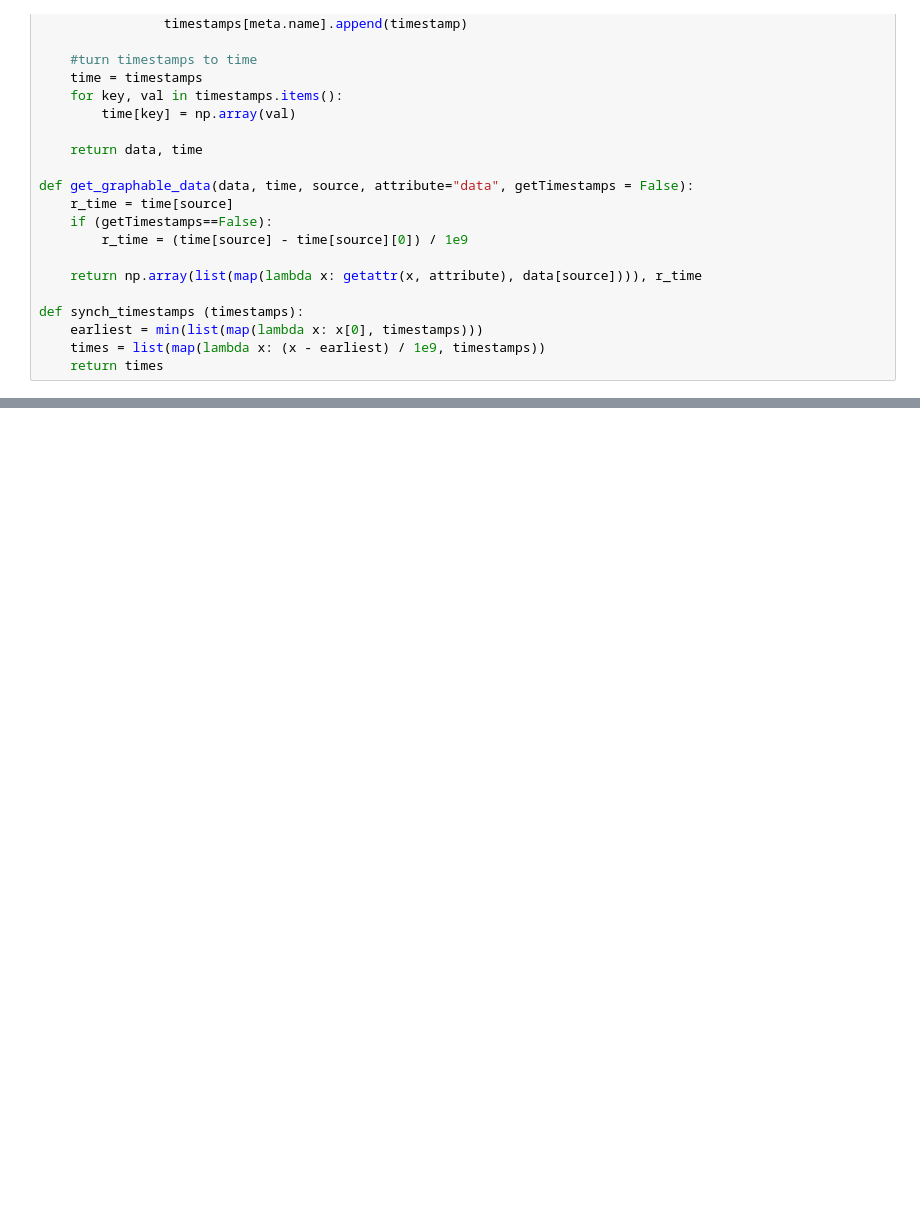
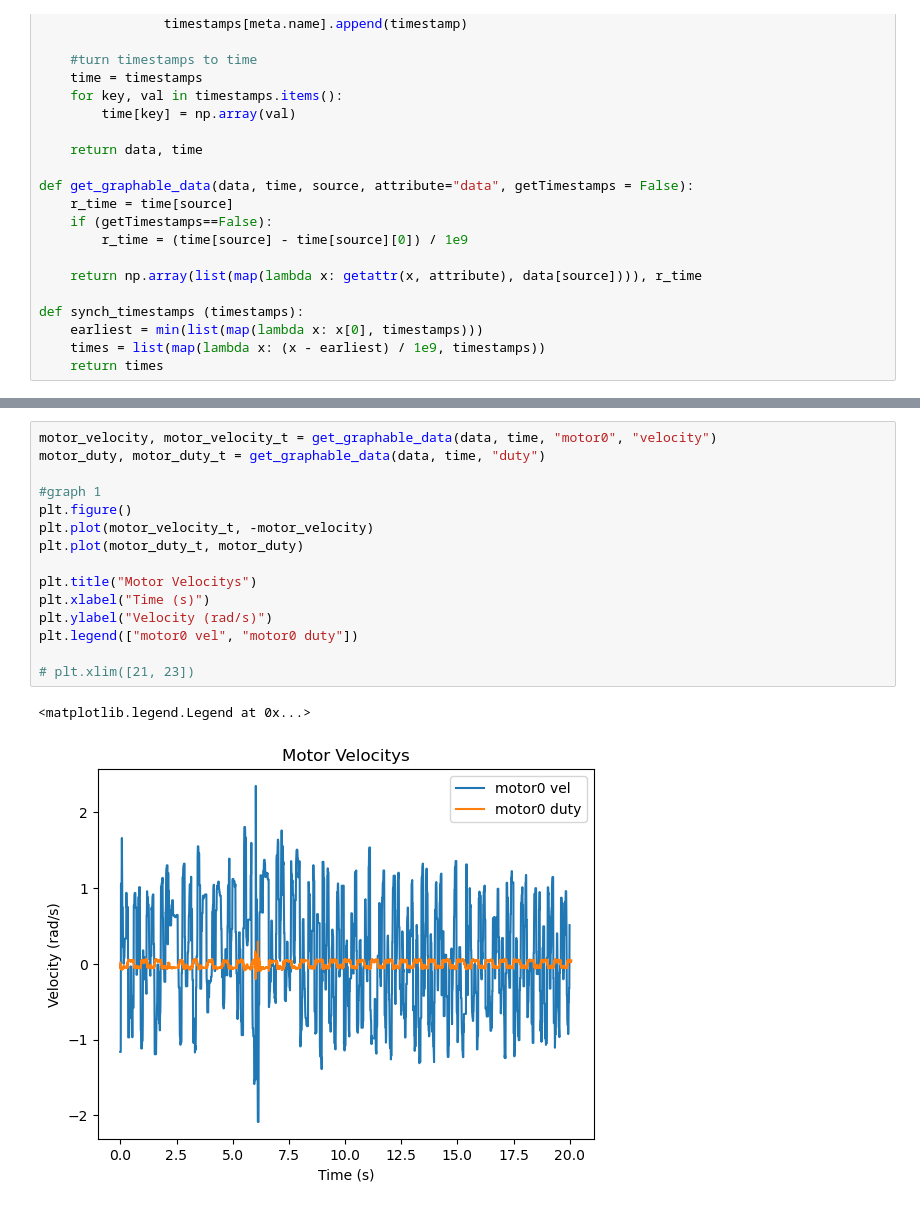
Before and after one commit to Umich-NASA-Big-Idea-Challenge/cargo_beep, a Jupyter notebook: cargo_beep/graph_bags.ipynb, the cells around one changed output, grey strips where cells are left out. Drawn from its saved outputs; the diff is of its cells as text; blank space fills up the shorter version.

```diff
--- a/cargo_beep/graph_bags.ipynb
+++ b/cargo_beep/graph_bags.ipynb
@@ -241,0 +271,18 @@ plt.legend(["motor0", "motor1"])
+# %%
+motor_velocity, motor_velocity_t = get_graphable_data(data, time, "motor0", "velocity")
+motor_duty, motor_duty_t = get_graphable_data(data, time, "duty")
+
+#graph 1
+plt.figure()
+plt.plot(motor_velocity_t, -motor_velocity)
+plt.plot(motor_duty_t, motor_duty)
+
+plt.title("Motor Velocitys")
+plt.xlabel("Time (s)")
+plt.ylabel("Velocity (rad/s)")
+plt.legend(["motor0 vel", "motor0 duty"])
+
+# plt.xlim([21, 23])
+# %% [output]
+<matplotlib.legend.Legend at 0x...>
+[figure, added]
```
Also changed, not shown: parts of 10 cells of this notebook, 3 other files.
